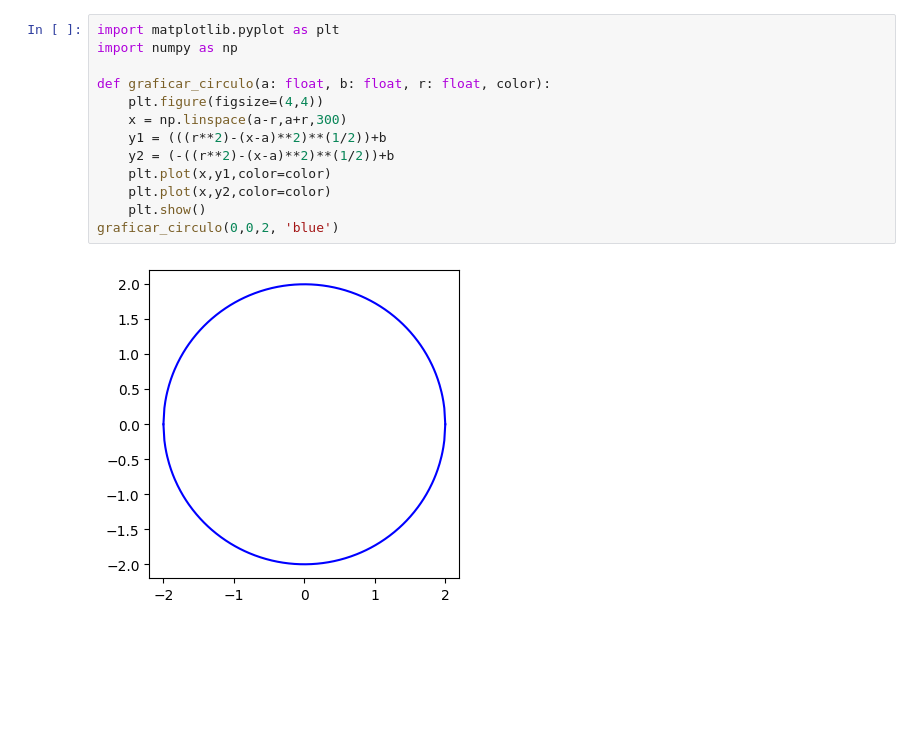
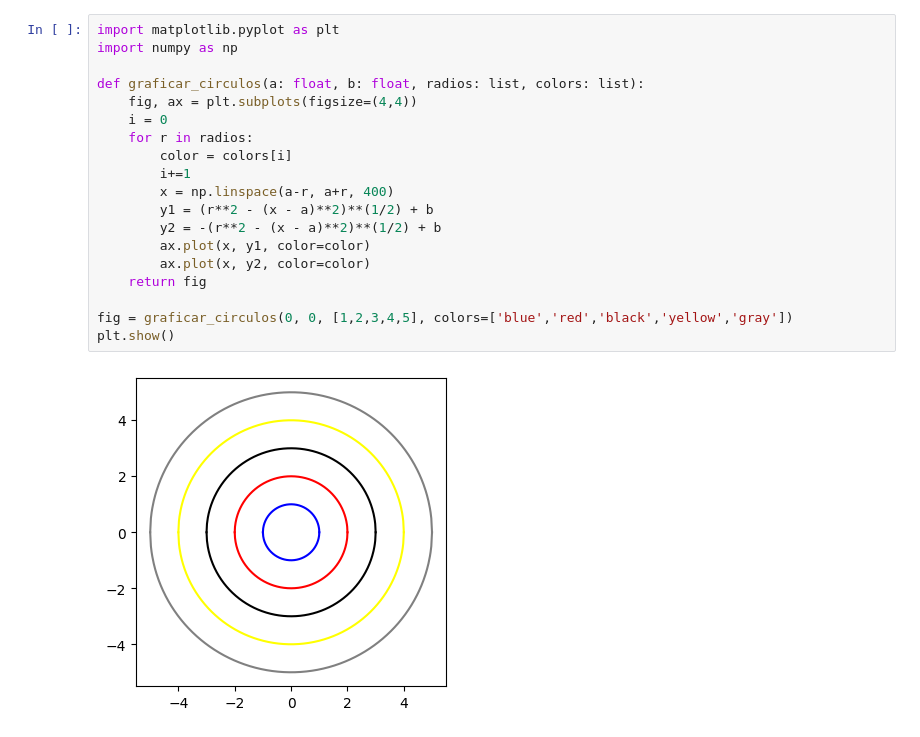
Before and after one commit to LiamSalazar/CienciaDatos, a Jupyter notebook: Practica2.ipynb, the cells around one changed output. Drawn from its saved outputs; the diff is of its cells as text; blank space fills up the shorter version.

```diff
--- a/Practica2.ipynb
+++ b/Practica2.ipynb
@@ -1,15 +1,21 @@
 # %%
 import matplotlib.pyplot as plt
 import numpy as np
 
-def graficar_circulo(a: float, b: float, r: float, color):
-    plt.figure(figsize=(4,4))
-    x = np.linspace(a-r,a+r,300)
-    y1 = (((r**2)-(x-a)**2)**(1/2))+b
-    y2 = (-((r**2)-(x-a)**2)**(1/2))+b
-    plt.plot(x,y1,color=color)
-    plt.plot(x,y2,color=color)
-    plt.show()
-graficar_circulo(0,0,2, 'blue')
+def graficar_circulos(a: float, b: float, radios: list, colors: list):
+    fig, ax = plt.subplots(figsize=(4,4))
+    i = 0
+    for r in radios:
+        color = colors[i]
+        i+=1
+        x = np.linspace(a-r, a+r, 400)
+        y1 = (r**2 - (x - a)**2)**(1/2) + b
+        y2 = -(r**2 - (x - a)**2)**(1/2) + b
+        ax.plot(x, y1, color=color)
+        ax.plot(x, y2, color=color)
+    return fig
+
+fig = graficar_circulos(0, 0, [1,2,3,4,5], colors=['blue','red','black','yellow','gray'])
+plt.show()
 # %% [output]
-[figure, old version]
+[figure, new version]
```
